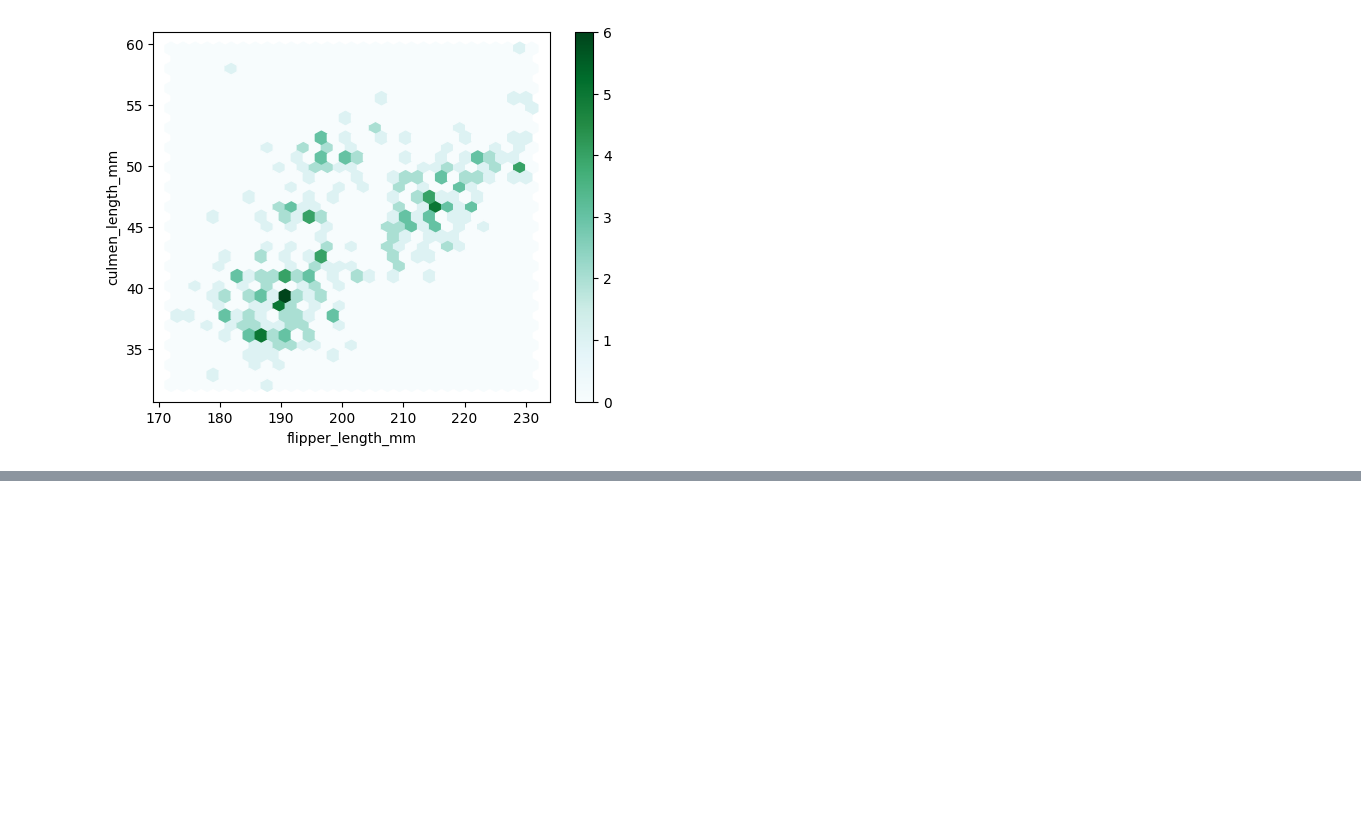
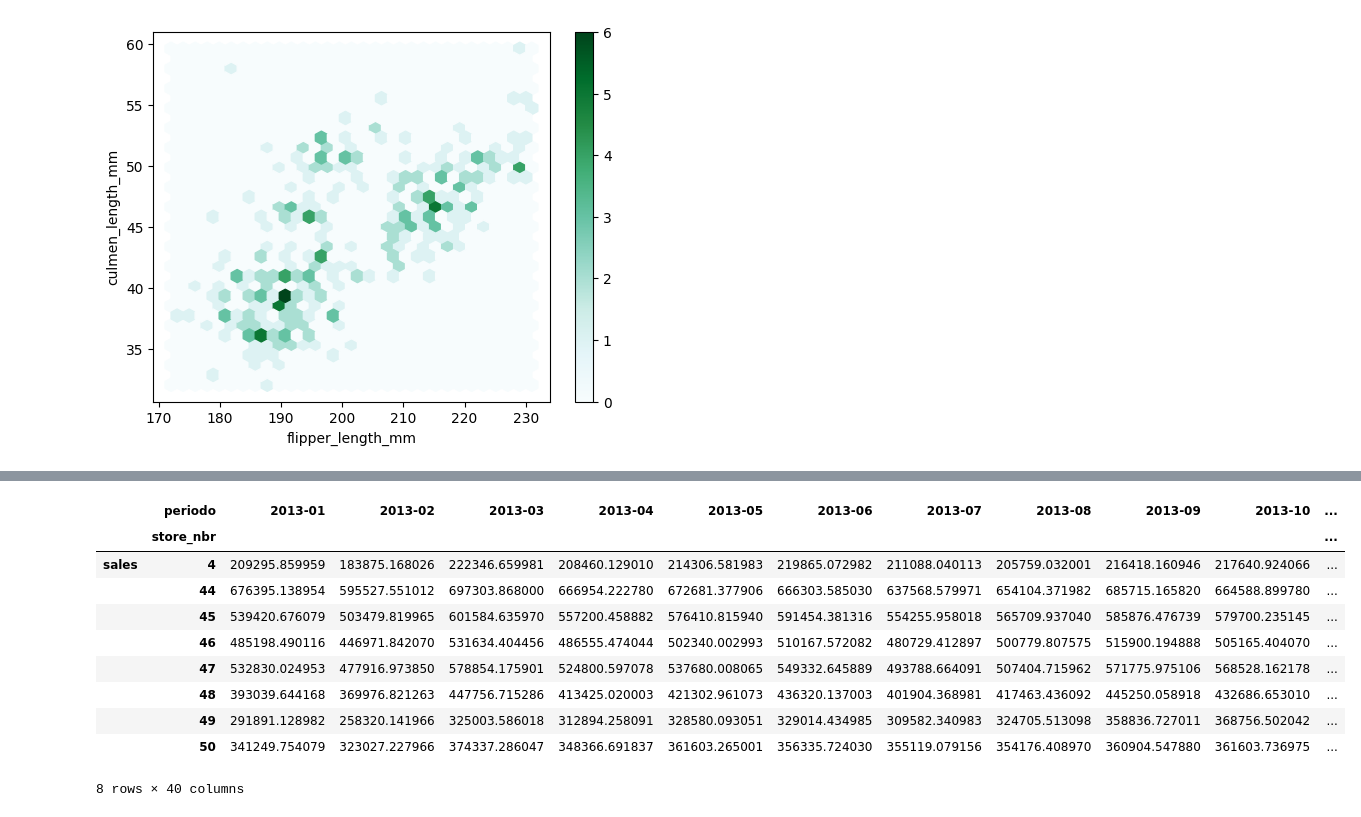
Before and after one commit to JohnReyes02/Curso_Maestro_Visualizaciones_y_Analisis_de_Datos_en_Python, a Jupyter notebook: Nivel_2/09_heatmap.ipynb, the cells around one changed output, grey strips where cells are left out. Saved outputs shown, nothing was run; the diff lists cells and outputs as text; code cells hidden in the pictures; blank space fills up the shorter version.

```diff
--- a/Nivel_2/09_heatmap.ipynb
+++ b/Nivel_2/09_heatmap.ipynb
@@ -125,0 +224,15 @@ df.plot.hexbin(
+# %%
+matriz = df2_agrupado.transpose()
+matriz
+# %% [output]
+|  | periodo | 2013-01 | 2013-02 | 2013-03 | 2013-04 | 2013-05 | 2013-06 | 2013-07 | 2013-08 | 2013-09 | 2013-10 | ... |
+|  | store_nbr |  |  |  |  |  |  |  |  |  |  | ... |
+| sales | 4 | 209295.859959 | 183875.168026 | 222346.659981 | 208460.129010 | 214306.581983 | 219865.072982 | 211088.040113 | 205759.032001 | 216418.160946 | 217640.924066 | ... |
+|  | 44 | 676395.138954 | 595527.551012 | 697303.868000 | 666954.222780 | 672681.377906 | 666303.585030 | 637568.579971 | 654104.371982 | 685715.165820 | 664588.899780 | ... |
+|  | 45 | 539420.676079 | 503479.819965 | 601584.635970 | 557200.458882 | 576410.815940 | 591454.381316 | 554255.958018 | 565709.937040 | 585876.476739 | 579700.235145 | ... |
+|  | 46 | 485198.490116 | 446971.842070 | 531634.404456 | 486555.474044 | 502340.002993 | 510167.572082 | 480729.412897 | 500779.807575 | 515900.194888 | 505165.404070 | ... |
+|  | 47 | 532830.024953 | 477916.973850 | 578854.175901 | 524800.597078 | 537680.008065 | 549332.645889 | 493788.664091 | 507404.715962 | 571775.975106 | 568528.162178 | ... |
+|  | 48 | 393039.644168 | 369976.821263 | 447756.715286 | 413425.020003 | 421302.961073 | 436320.137003 | 401904.368981 | 417463.436092 | 445250.058918 | 432686.653010 | ... |
+|  | 49 | 291891.128982 | 258320.141966 | 325003.586018 | 312894.258091 | 328580.093051 | 329014.434985 | 309582.340983 | 324705.513098 | 358836.727011 | 368756.502042 | ... |
+|  | 50 | 341249.754079 | 323027.227966 | 374337.286047 | 348366.691837 | 361603.265001 | 356335.724030 | 355119.079156 | 354176.408970 | 360904.547880 | 361603.736975 | ... |
+8 rows × 40 columns
```
Also changed, not shown: parts of 10 cells of this notebook.
